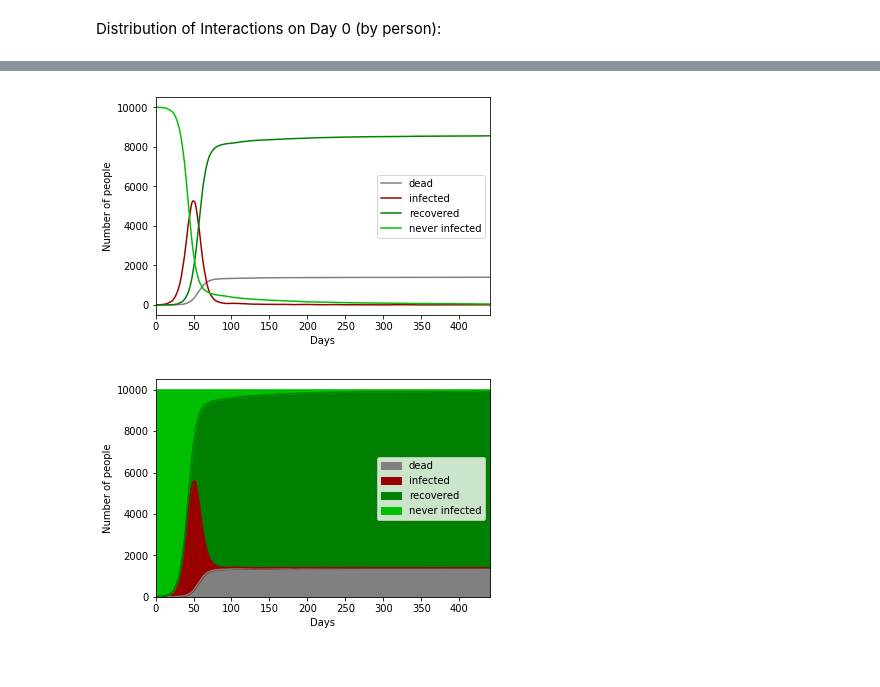
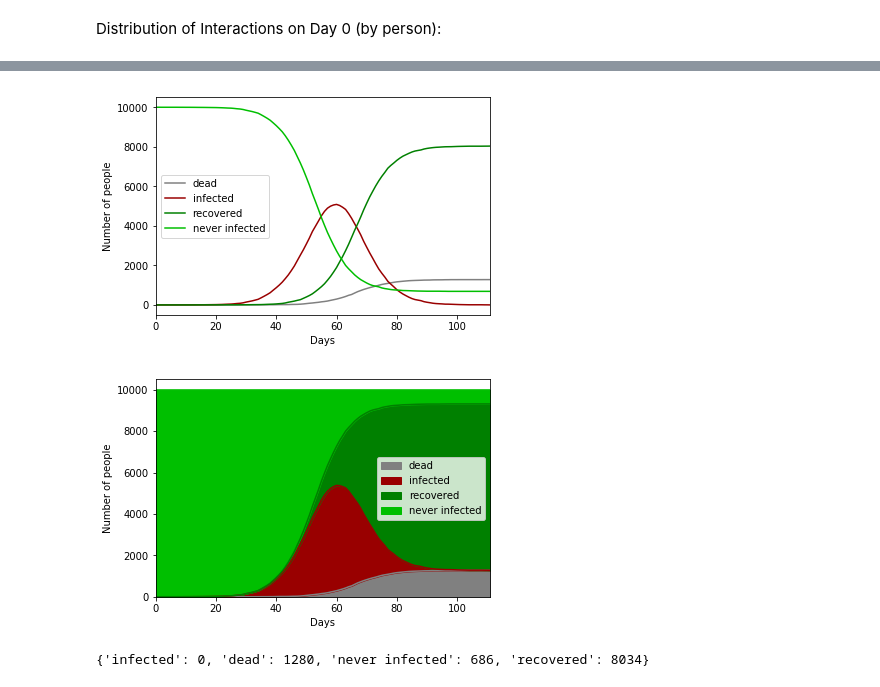
Before and after one commit to deepak987/contagious_disease_sim, a Jupyter notebook: infection_sim.ipynb, the cells around one changed output, grey strips where cells are left out. Saved outputs shown, nothing was run; the diff lists cells and outputs as text; code cells hidden in the pictures.

```diff
--- a/infection_sim.ipynb
+++ b/infection_sim.ipynb
@@ -78,6 +78,8 @@ def init_city():
         city_social_network.nodes[i]['isolated'] = False
         city_social_network.nodes[i]['infected_date'] = sys.maxsize
         city_social_network.nodes[i]['recovered'] = False
+        city_social_network.nodes[i]['symptomatic'] = False
+
     return city_social_network
 # %% [markdown]
 # Our disease
@@ -146,11 +148,11 @@ plt.bar(hist[0],hist[1])
 # %%
 
-def simulate_single_day(city_graph, day_number):
+def simulate_single_day(city_graph, day_number, daily_visit_method):
 
-    interactions = get_daily_visits_no_preventative_measures(city_graph)
+    interactions = daily_visit_method(city_graph)
 
     for p1,p2 in interactions:
-        if not city_graph.nodes[p1]['alive'] or not city_graph.nodes[p1]['alive']:
+        if not city_graph.nodes[p1]['alive'] or not city_graph.nodes[p2]['alive']:
             continue
         if city_graph.nodes[p1]['infected'] and city_graph.nodes[p2]['infected']:
             continue
@@ -165,10 +167,14 @@ def simulate_single_day(city_graph, day_number):
 
                 city_graph.nodes[p1]['infected'] = True
                 city_graph.nodes[p1]['infected_date'] = day_number
+                if random.uniform(0,1) < SYMPTOMATIC_RATE:
+                    city_graph.nodes[p1]['symptomatic'] = True
             else:
 
                 city_graph.nodes[p2]['infected'] = True
                 city_graph.nodes[p2]['infected_date'] = day_number
+                if random.uniform(0,1) < SYMPTOMATIC_RATE:
+                    city_graph.nodes[p2]['symptomatic'] = True
     for p in city_graph.nodes():
         if day_number - city_graph.nodes[p]['infected_date'] == ILLNESS_LENGTH_DAYS:
             if random.uniform(0, 1) < mortality_pdf(city_graph.nodes[p]['age']) :
@@ -177,7 +183,7 @@ def simulate_single_day(city_graph, day_number):
                 city_graph.nodes[p]['recovered'] = True
                 city_graph.nodes[p]['infected'] = False
 # %%
-def simulate_disease_spread():
+def simulate_disease_spread(daily_visit_method):
     city_social_network = init_city()
     daily_stats = []
     city_social_network.nodes[0]['infected'] = True
@@ -185,12 +191,9 @@ def simulate_disease_spread():
     total_infections = 1
     day=0
     while total_infections>0:
-        simulate_single_day(city_social_network,day)
+        simulate_single_day(city_social_network,day, daily_visit_method)
         daily_stats.append(get_disease_stats(city_social_network))
-        if day%10==0:
-            print('day:'+str(day))
-            print(daily_stats[-1])
+
         total_infections = daily_stats[-1]['infected']
         day+=1
     return daily_stats
-daily_stats = simulate_disease_spread()
@@ -215,5 +200,5 @@ day:440
 # %%
-def plot_infection_progression(daily_stats):
+def display_infection_progression(daily_stats):
     df = pd.DataFrame(daily_stats)
     colors = [[0.5,0.5,0.5], [0.6,0,0], [0,0.5,0],[0,0.75,0] ] # grey, red, light green, dark green
     ax = df.plot(y = ['dead', 'infected', 'recovered', 'never infected'], color = colors)
@@ -225,8 +210,11 @@ def plot_infection_progression(daily_stats):
     ax.set_xlabel('Days')
     ax.set_ylabel('Number of people')
     plt.show()
+    print(daily_stats[-1])
-# %%
-plot_infection_progression(daily_stats)
-# %% [output]
-[figure, removed]
-[figure, removed]
+# %%
+daily_stats_no_preventative = simulate_disease_spread(get_daily_visits_no_preventative_measures)
+display_infection_progression(daily_stats_no_preventative)
+# %% [output]
+[figure, added]
+[figure, added]
+{'infected': 0, 'dead': 1280, 'never infected': 686, 'recovered': 8034}
```
Also changed, not shown: parts of 7 cells of this notebook.
